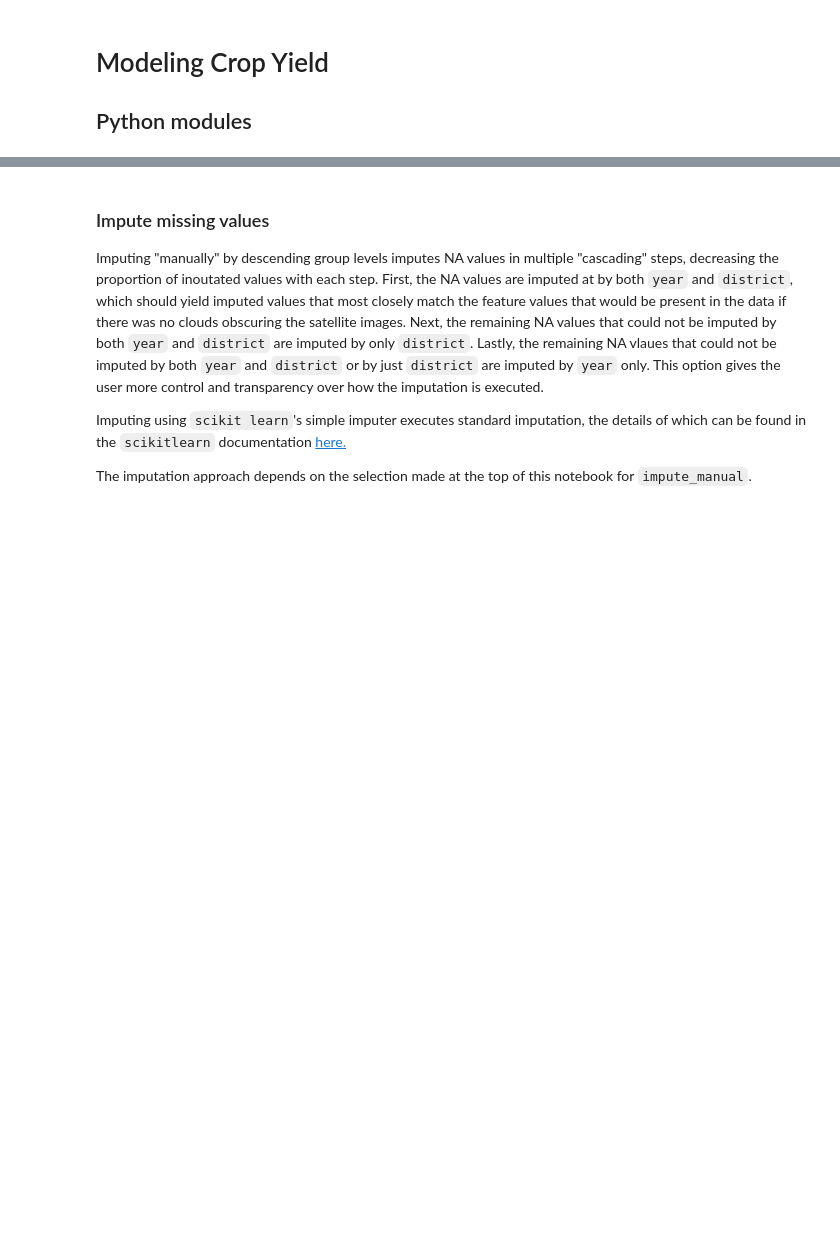
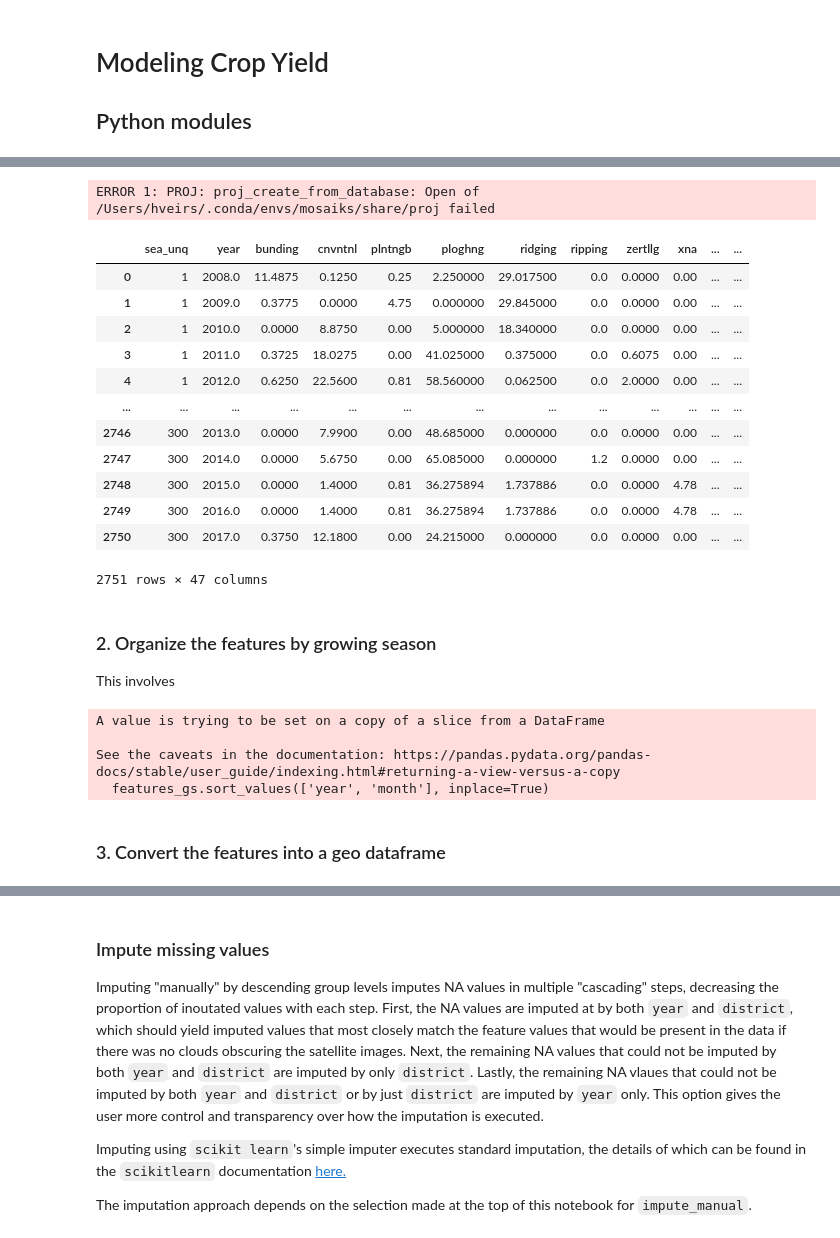
Before and after one commit to mosaiks-capstone/Modeling, a Jupyter notebook: crop_modeling_2023.ipynb, the cells around one changed output, grey strips where cells are left out. Drawn from its saved outputs; the diff is of its cells as text; code cells hidden in the pictures; blank space fills up the shorter version.

```diff
--- a/crop_modeling_2023.ipynb
+++ b/crop_modeling_2023.ipynb
@@ -34,0 +53,44 @@ features = pd.read_feather("/capstone/mosaiks/repos/modeling/data/features_sea_s
+# %%
+# Read in the survey data
+country_sea = gpd.read_file('/capstone/mosaiks/repos/preprocessing/featurizeme/total.shp')
+country_sea
+# %% [output]
+ERROR 1: PROJ: proj_create_from_database: Open of /Users/hveirs/.conda/envs/mosaiks/share/proj failed
+|  | sea_unq | year | bunding | cnvntnl | plntngb | ploghng | ridging | ripping | zertllg | xna | ... | ... |
+| 0 | 1 | 2008.0 | 11.4875 | 0.1250 | 0.25 | 2.250000 | 29.017500 | 0.0 | 0.0000 | 0.00 | ... | ... |
+| 1 | 1 | 2009.0 | 0.3775 | 0.0000 | 4.75 | 0.000000 | 29.845000 | 0.0 | 0.0000 | 0.00 | ... | ... |
+| 2 | 1 | 2010.0 | 0.0000 | 8.8750 | 0.00 | 5.000000 | 18.340000 | 0.0 | 0.0000 | 0.00 | ... | ... |
+| 3 | 1 | 2011.0 | 0.3725 | 18.0275 | 0.00 | 41.025000 | 0.375000 | 0.0 | 0.6075 | 0.00 | ... | ... |
+| 4 | 1 | 2012.0 | 0.6250 | 22.5600 | 0.81 | 58.560000 | 0.062500 | 0.0 | 2.0000 | 0.00 | ... | ... |
+| ... | ... | ... | ... | ... | ... | ... | ... | ... | ... | ... | ... | ... |
+| 2746 | 300 | 2013.0 | 0.0000 | 7.9900 | 0.00 | 48.685000 | 0.000000 | 0.0 | 0.0000 | 0.00 | ... | ... |
+| 2747 | 300 | 2014.0 | 0.0000 | 5.6750 | 0.00 | 65.085000 | 0.000000 | 1.2 | 0.0000 | 0.00 | ... | ... |
+| 2748 | 300 | 2015.0 | 0.0000 | 1.4000 | 0.81 | 36.275894 | 1.737886 | 0.0 | 0.0000 | 4.78 | ... | ... |
+| 2749 | 300 | 2016.0 | 0.0000 | 1.4000 | 0.81 | 36.275894 | 1.737886 | 0.0 | 0.0000 | 4.78 | ... | ... |
+| 2750 | 300 | 2017.0 | 0.3750 | 12.1800 | 0.00 | 24.215000 | 0.000000 | 0.0 | 0.0000 | 0.00 | ... | ... |
+2751 rows × 47 columns
+# %% [markdown]
+### 2. Organize the features by growing season
+
+This involves
+# %%
+# Organize the features by growing season
+# Carry months October, November, and December over to the following year's data
+# These months represent the start of the growing season for the following year's maize yield
+year_end = 2022
+
+features['year'] = np.where(
+    features['month'].isin([10, 11, 12]),
+    features['year'] + 1,
+    features['year'])
+
+features_gs = features[features['year'] <= year_end]
+
+features_gs.sort_values(['year', 'month'], inplace=True)
+# %% [output]
+A value is trying to be set on a copy of a slice from a DataFrame
+
+See the caveats in the documentation: https://pandas.pydata.org/pandas-docs/stable/user_guide/indexing.html#returning-a-view-versus-a-copy
+  features_gs.sort_values(['year', 'month'], inplace=True)
+# %% [markdown]
+### 3. Convert the features into a geo dataframe
```
Also changed, not shown: parts of 7 cells of this notebook.
